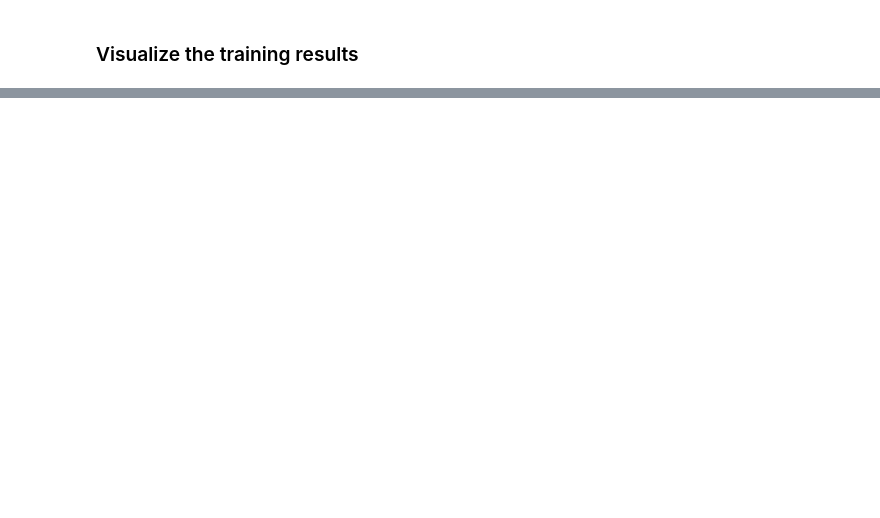
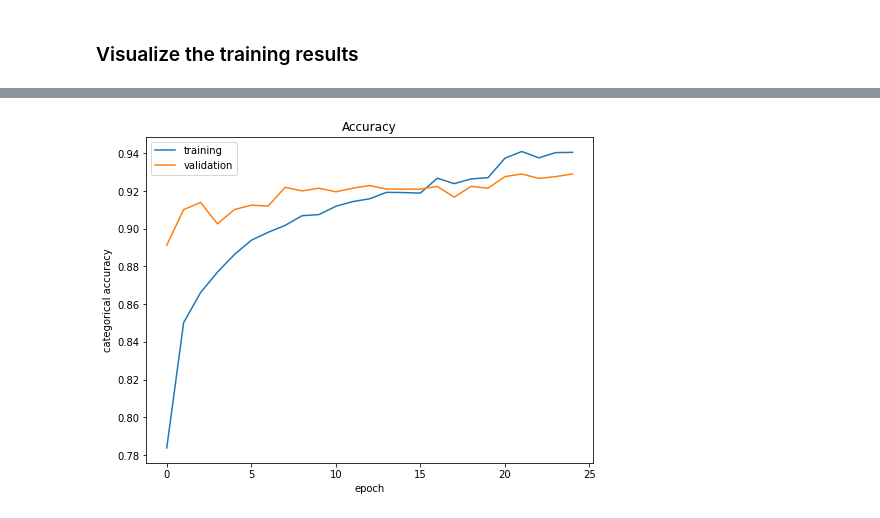
Before and after one commit to mansimann/chest-x-ray-classification, a Jupyter notebook: cxr_classification.ipynb, the cells around one changed output, grey strips where cells are left out. Drawn from its saved outputs; the diff is of its cells as text; code cells hidden in the pictures; blank space fills up the shorter version.

```diff
--- a/cxr_classification.ipynb
+++ b/cxr_classification.ipynb
@@ -415,6 +341,9 @@ visualize_history(metric='loss', val_metric='val_loss',
 # %%
-# visualize accuracy
-visualize_history(metric='categorical_accuracy',
-                  val_metric='val_categorical_accuracy',
-                  y_label='categorical accuracy', title='Accuracy')
+# Visualize accuracy history
+plot_metric_history(metric='categorical_accuracy',
+                    val_metric='val_categorical_accuracy',
+                    y_label='categorical accuracy',
+                    title='Accuracy')
+# %% [output]
+[figure, added]
 # %%
```
Also changed, not shown: parts of 47 cells of this notebook, 17 other files.
